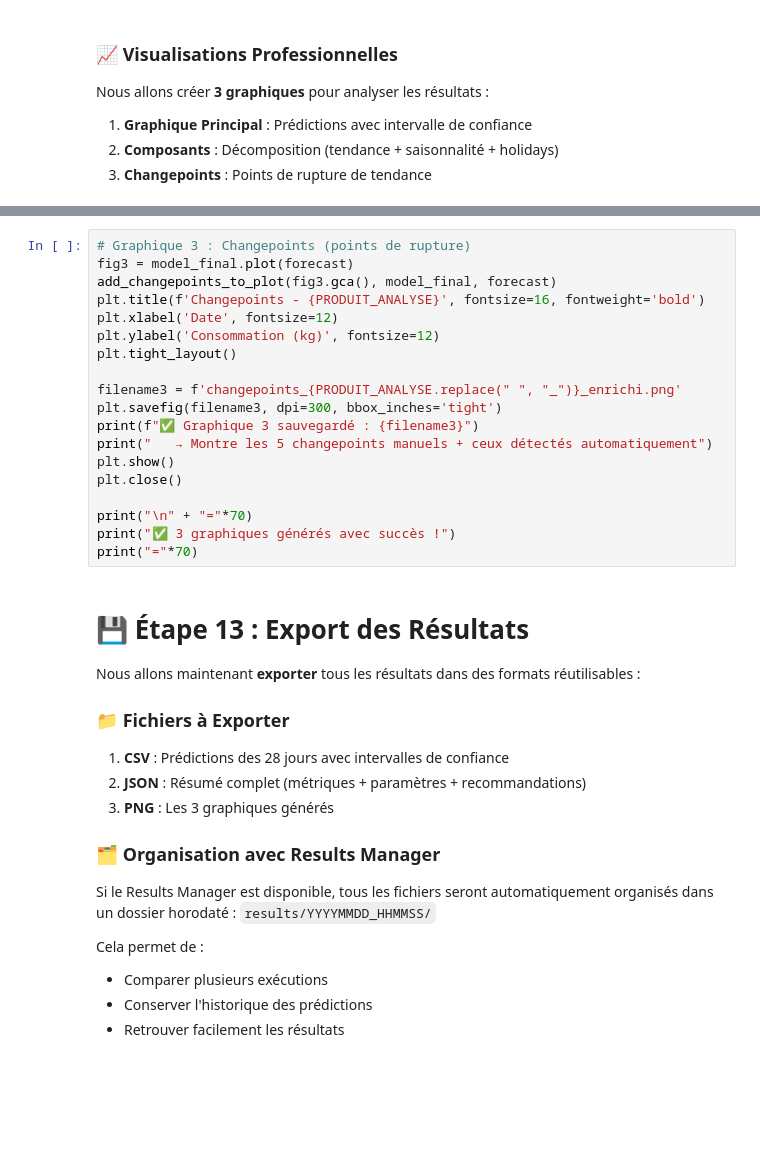
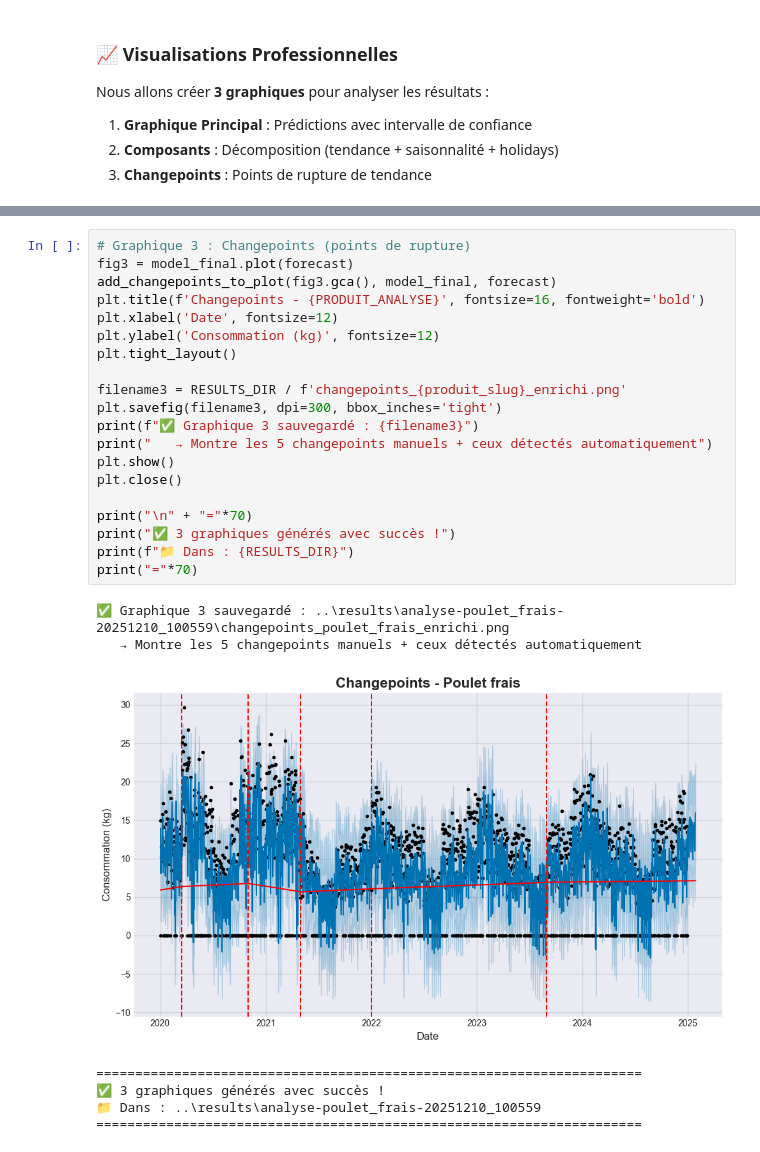
Before and after one commit to YzRequiem/hospital-stock-management-ai, a Jupyter notebook: notebooks/Analyse_Mont_Vert_ENRICHI.ipynb, the cells around one changed output, grey strips where cells are left out. Saved outputs shown, nothing was run; the diff lists cells and outputs as text; blank space fills up the shorter version.

```diff
--- a/notebooks/Analyse_Mont_Vert_ENRICHI.ipynb
+++ b/notebooks/Analyse_Mont_Vert_ENRICHI.ipynb
@@ -837,38 +1145,28 @@ plt.close()
 # %%
 # Graphique 3 : Changepoints (points de rupture)
 fig3 = model_final.plot(forecast)
 add_changepoints_to_plot(fig3.gca(), model_final, forecast)
 plt.title(f'Changepoints - {PRODUIT_ANALYSE}', fontsize=16, fontweight='bold')
 plt.xlabel('Date', fontsize=12)
 plt.ylabel('Consommation (kg)', fontsize=12)
 plt.tight_layout()
 
-filename3 = f'changepoints_{PRODUIT_ANALYSE.replace(" ", "_")}_enrichi.png'
+filename3 = RESULTS_DIR / f'changepoints_{produit_slug}_enrichi.png'
 plt.savefig(filename3, dpi=300, bbox_inches='tight')
 print(f"✅ Graphique 3 sauvegardé : {filename3}")
 print("   → Montre les 5 changepoints manuels + ceux détectés automatiquement")
 plt.show()
 plt.close()
 
 print("\n" + "="*70)
 print("✅ 3 graphiques générés avec succès !")
+print(f"📁 Dans : {RESULTS_DIR}")
 print("="*70)
+# %% [output]
+✅ Graphique 3 sauvegardé : ..\results\analyse-poulet_frais-20251210_100559\changepoints_poulet_frais_enrichi.png
+   → Montre les 5 changepoints manuels + ceux détectés automatiquement
+[figure, added]
+======================================================================
+✅ 3 graphiques générés avec succès !
+📁 Dans : ..\results\analyse-poulet_frais-20251210_100559
+======================================================================
-# %% [markdown]
-# 💾 Étape 13 : Export des Résultats
-
-Nous allons maintenant **exporter** tous les résultats dans des formats réutilisables :
-
-### 📁 Fichiers à Exporter
-
-1. **CSV** : Prédictions des 28 jours avec intervalles de confiance
-2. **JSON** : Résumé complet (métriques + paramètres + recommandations)
-3. **PNG** : Les 3 graphiques générés
-
-### 🗂️ Organisation avec Results Manager
-
-Si le Results Manager est disponible, tous les fichiers seront automatiquement organisés dans un dossier horodaté : `results/YYYYMMDD_HHMMSS/`
-
-Cela permet de :
-- Comparer plusieurs exécutions
-- Conserver l'historique des prédictions
-- Retrouver facilement les résultats
```
Also changed, not shown: parts of 33 cells of this notebook, 8 other files.
